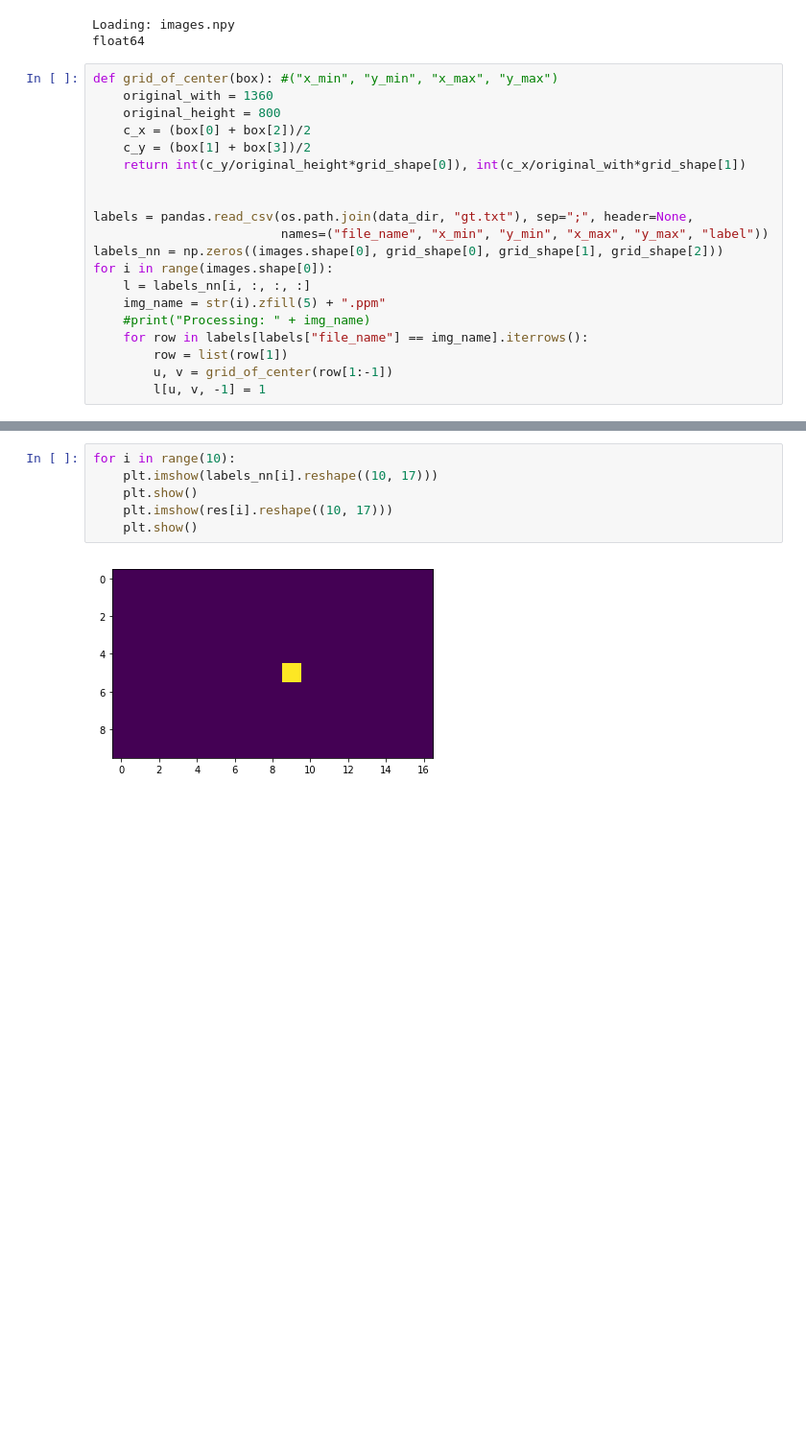
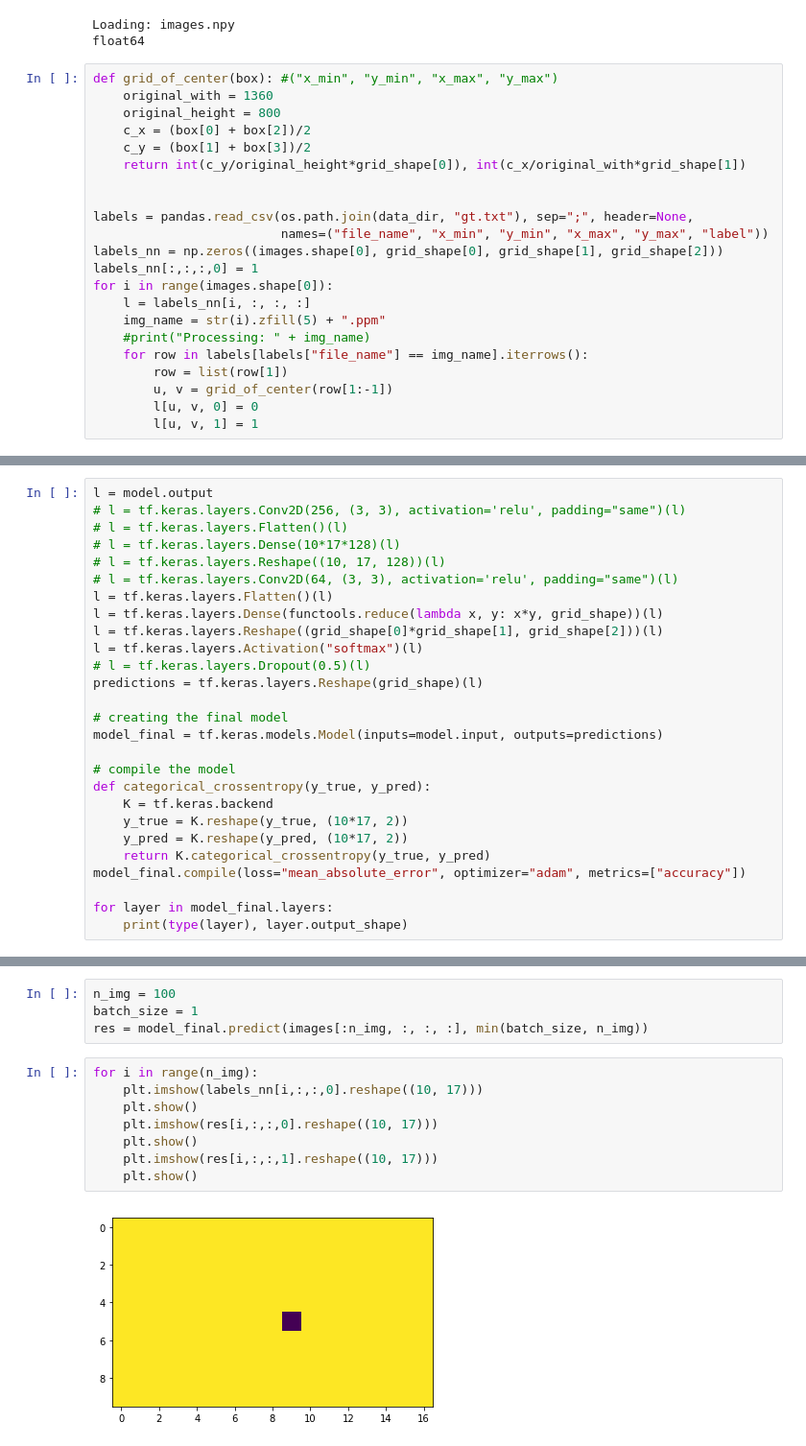
Before and after one commit to matech96/traffic_sign_classifier, a Jupyter notebook: with_keras.ipynb, the cells around one changed output, grey strips where cells are left out. Shown at 96% size. Cells and saved outputs as stored; diff of their text form; blank space fills up the shorter version.

```diff
--- a/with_keras.ipynb
+++ b/with_keras.ipynb
@@ -77,6 +78,7 @@ def grid_of_center(box): #("x_min", "y_min", "x_max", "y_max")
 labels = pandas.read_csv(os.path.join(data_dir, "gt.txt"), sep=";", header=None,
                          names=("file_name", "x_min", "y_min", "x_max", "y_max", "label"))
 labels_nn = np.zeros((images.shape[0], grid_shape[0], grid_shape[1], grid_shape[2]))
+labels_nn[:,:,:,0] = 1
 for i in range(images.shape[0]):
     l = labels_nn[i, :, :, :]
     img_name = str(i).zfill(5) + ".ppm"
@@ -84,5 +86,6 @@ for i in range(images.shape[0]):
     for row in labels[labels["file_name"] == img_name].iterrows():
         row = list(row[1])
         u, v = grid_of_center(row[1:-1])
-        l[u, v, -1] = 1
+        l[u, v, 0] = 0
+        l[u, v, 1] = 1
 # %%
@@ -103,0 +99,27 @@ res = model_final.predict(images[:10, :, :, :])
+# %%
+l = model.output
+# l = tf.keras.layers.Conv2D(256, (3, 3), activation='relu', padding="same")(l)
+# l = tf.keras.layers.Flatten()(l)
+# l = tf.keras.layers.Dense(10*17*128)(l)
+# l = tf.keras.layers.Reshape((10, 17, 128))(l)
+# l = tf.keras.layers.Conv2D(64, (3, 3), activation='relu', padding="same")(l)
+l = tf.keras.layers.Flatten()(l)
+l = tf.keras.layers.Dense(functools.reduce(lambda x, y: x*y, grid_shape))(l)
+l = tf.keras.layers.Reshape((grid_shape[0]*grid_shape[1], grid_shape[2]))(l)
+l = tf.keras.layers.Activation("softmax")(l)
+# l = tf.keras.layers.Dropout(0.5)(l)
+predictions = tf.keras.layers.Reshape(grid_shape)(l)
+
+# creating the final model
+model_final = tf.keras.models.Model(inputs=model.input, outputs=predictions)
+
+# compile the model
+def categorical_crossentropy(y_true, y_pred):
+    K = tf.keras.backend
+    y_true = K.reshape(y_true, (10*17, 2))
+    y_pred = K.reshape(y_pred, (10*17, 2))
+    return K.categorical_crossentropy(y_true, y_pred)
+model_final.compile(loss="mean_absolute_error", optimizer="adam", metrics=["accuracy"])
+
+for layer in model_final.layers:
+    print(type(layer), layer.output_shape)
@@ -104,8 +144,14 @@ res = model_final.predict(images[:10, :, :, :])
+# %%
+n_img = 100
+batch_size = 1
+res = model_final.predict(images[:n_img, :, :, :], min(batch_size, n_img))
 # %%
-for i in range(10):
-    plt.imshow(labels_nn[i].reshape((10, 17)))
+for i in range(n_img):
+    plt.imshow(labels_nn[i,:,:,0].reshape((10, 17)))
     plt.show()
-    plt.imshow(res[i].reshape((10, 17)))
+    plt.imshow(res[i,:,:,0].reshape((10, 17)))
     plt.show()
+    plt.imshow(res[i,:,:,1].reshape((10, 17)))
+    plt.show()
 # %% [output]
-[figure, old version]
+[figure, new version]
```
Also changed, not shown: parts of 10 cells of this notebook, 25 other files.
